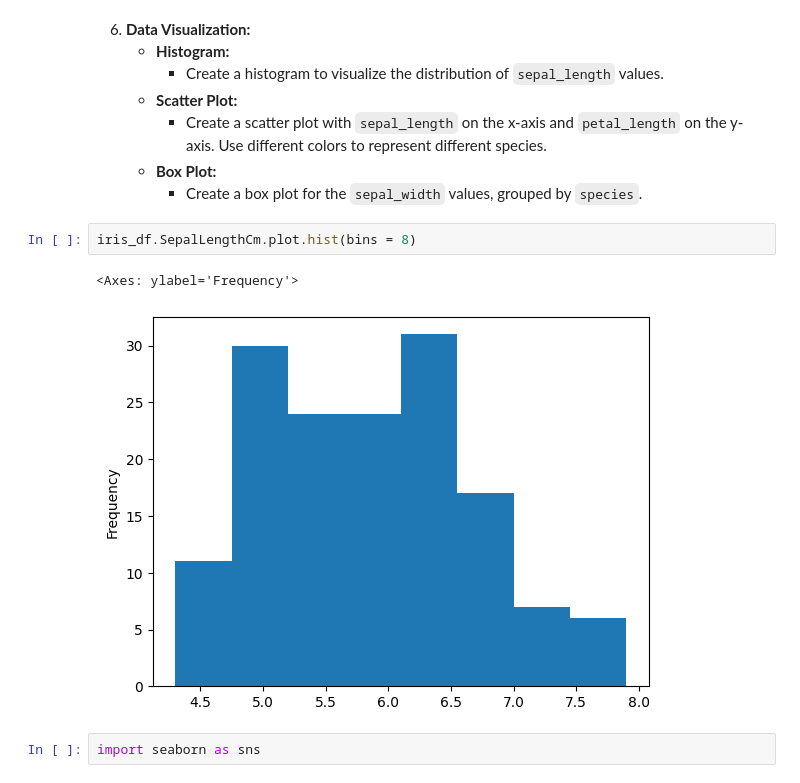
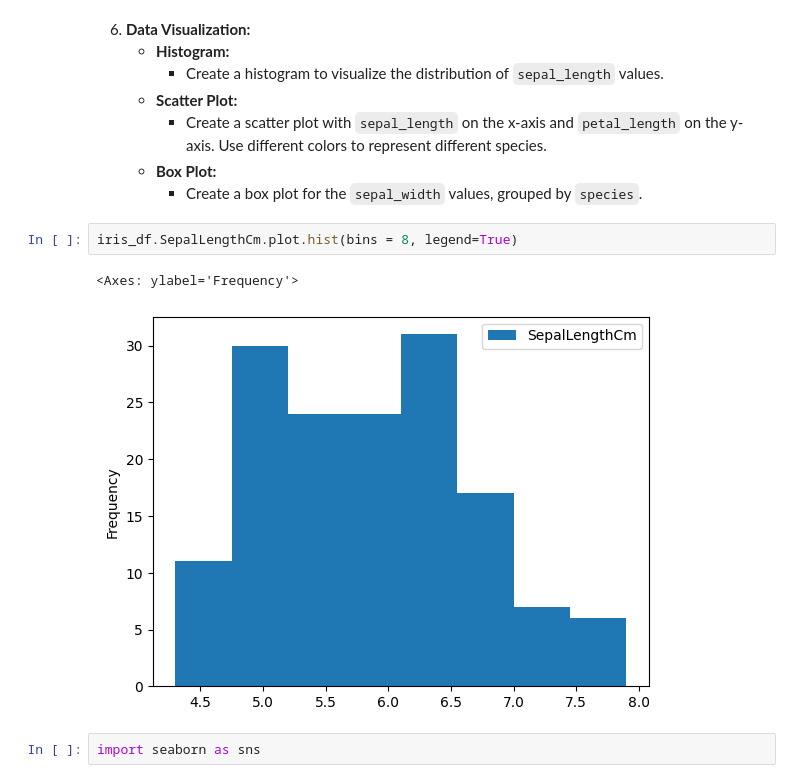
Before and after one commit to KondaSamyam/Vrit-DataScience, a Jupyter notebook: Assignments/Data-Visualization-Assignment-05_Oct02.ipynb, the cells around one changed output. Saved outputs shown, nothing was run; the diff lists cells and outputs as text.

```diff
--- a/Assignments/Data-Visualization-Assignment-05_Oct02.ipynb
+++ b/Assignments/Data-Visualization-Assignment-05_Oct02.ipynb
@@ -150,10 +175,10 @@ iris_df.head()
    - **Box Plot:**
      - Create a box plot for the `sepal_width` values, grouped by `species`.
 # %%
-iris_df.SepalLengthCm.plot.hist(bins = 8)
+iris_df.SepalLengthCm.plot.hist(bins = 8, legend=True)
 # %% [output]
 <Axes: ylabel='Frequency'>
-[figure, old version]
+[figure, new version]
 # %%
 import seaborn as sns
 # %%
```
Also changed, not shown: parts of 7 cells of this notebook, 25 other files.
